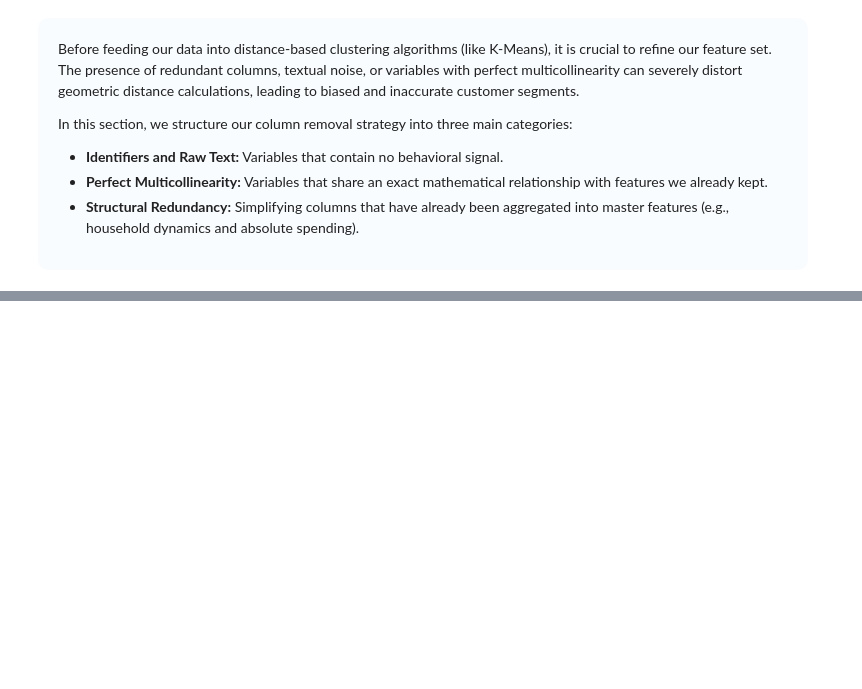
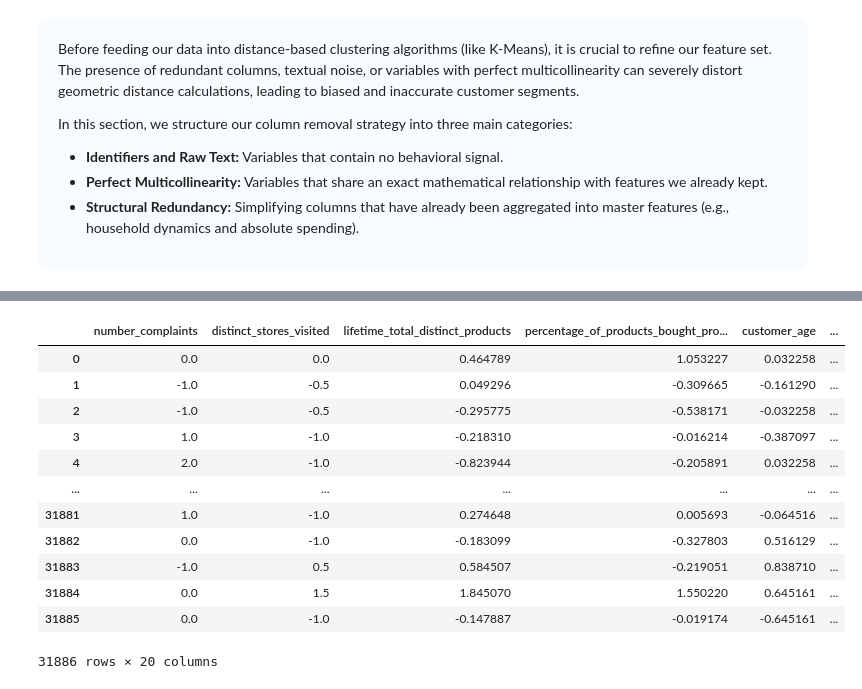
Before and after one commit to CarlotaMarto/CostumerSegP_MLII, a Jupyter notebook: pre-processing/eda_costumer_info.ipynb, the cells around one changed output, grey strips where cells are left out. Cells and saved outputs as stored; diff of their text form; code cells hidden in the pictures; blank space fills up the shorter version.

```diff
--- a/pre-processing/eda_costumer_info.ipynb
+++ b/pre-processing/eda_costumer_info.ipynb
@@ -697,13 +697,9 @@ Handling null values is a critical step to prevent model bias and calculation er
 
 </div>
 # %%
-# Import the new function we just pasted into your utils_eda script
-from utils_eda import remove_semi_constant_features
-
 print(f"Shape before removing semi-constants: {ci_clean.shape}")
 
-# Drop columns where 99% of rows have the exact same value (useless noise for K-Means)
-ci_clean = remove_semi_constant_features(ci_clean, threshold=0.9)
+ci_clean = utils.remove_semi_constant_features(ci_clean, threshold=0.9)
 
 print(f"Shape after removing semi-constants: {ci_clean.shape}")
 # %% [output]
@@ -985,7 +981,12 @@ plt.show()
 # %% [output]
 [figure]
 # %%
-spend_cols = [col for col in ci_clean.columns if col.startswith('lifetime_spend_')]
+spend_cols = [
+    col for col in ci_clean.columns
+    if 'spend' in col.lower() and 'pct' not in col.lower() and col != 'total_spend'
+]
+
+print("Spend columns used:", spend_cols)
 
 other_numeric = [
     'customer_age',
@@ -1173,0 +1198,16 @@ info_clustering_scaled.head()
+# %%
+info_clustering_scaled
+# %% [output]
+|  | number_complaints | distinct_stores_visited | lifetime_total_distinct_products | percentage_of_products_bought_pro... | customer_age | ... |
+| 0 | 0.0 | 0.0 | 0.464789 | 1.053227 | 0.032258 | ... |
+| 1 | -1.0 | -0.5 | 0.049296 | -0.309665 | -0.161290 | ... |
+| 2 | -1.0 | -0.5 | -0.295775 | -0.538171 | -0.032258 | ... |
+| 3 | 1.0 | -1.0 | -0.218310 | -0.016214 | -0.387097 | ... |
+| 4 | 2.0 | -1.0 | -0.823944 | -0.205891 | 0.032258 | ... |
+| ... | ... | ... | ... | ... | ... | ... |
+| 31881 | 1.0 | -1.0 | 0.274648 | 0.005693 | -0.064516 | ... |
+| 31882 | 0.0 | -1.0 | -0.183099 | -0.327803 | 0.516129 | ... |
+| 31883 | -1.0 | 0.5 | 0.584507 | -0.219051 | 0.838710 | ... |
+| 31884 | 0.0 | 1.5 | 1.845070 | 1.550220 | 0.645161 | ... |
+| 31885 | 0.0 | -1.0 | -0.147887 | -0.019174 | -0.645161 | ... |
+31886 rows × 20 columns
```
Also changed, not shown: parts of 8 cells of this notebook, 7 other files.
